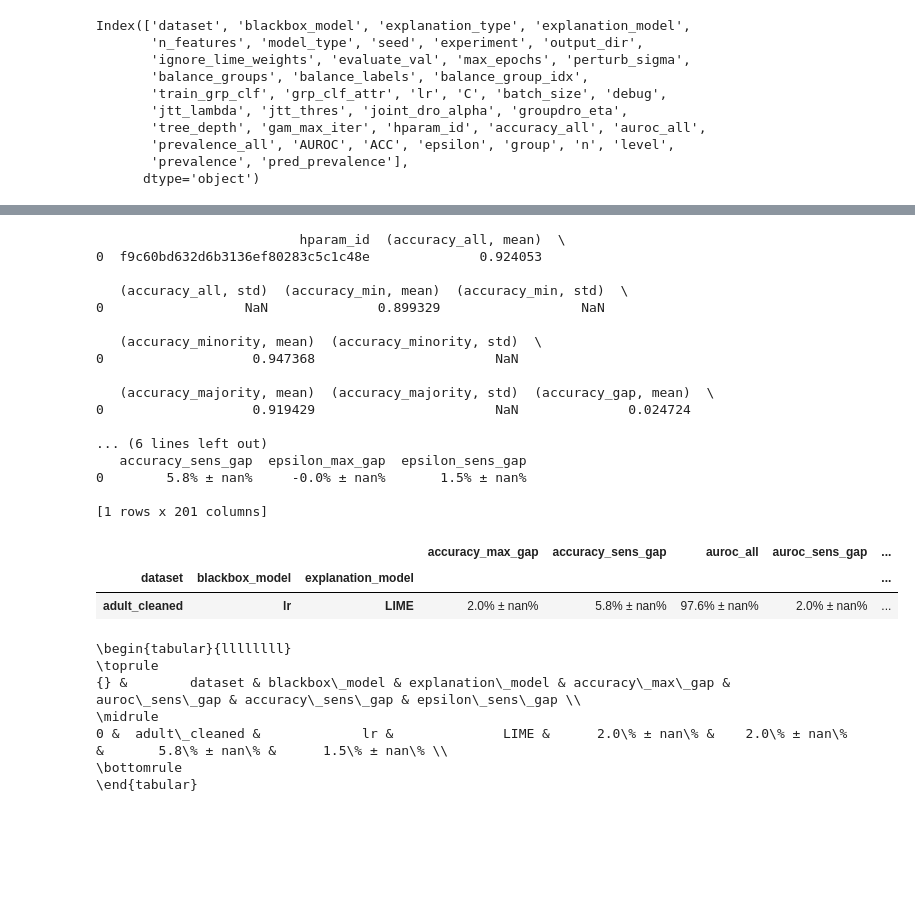
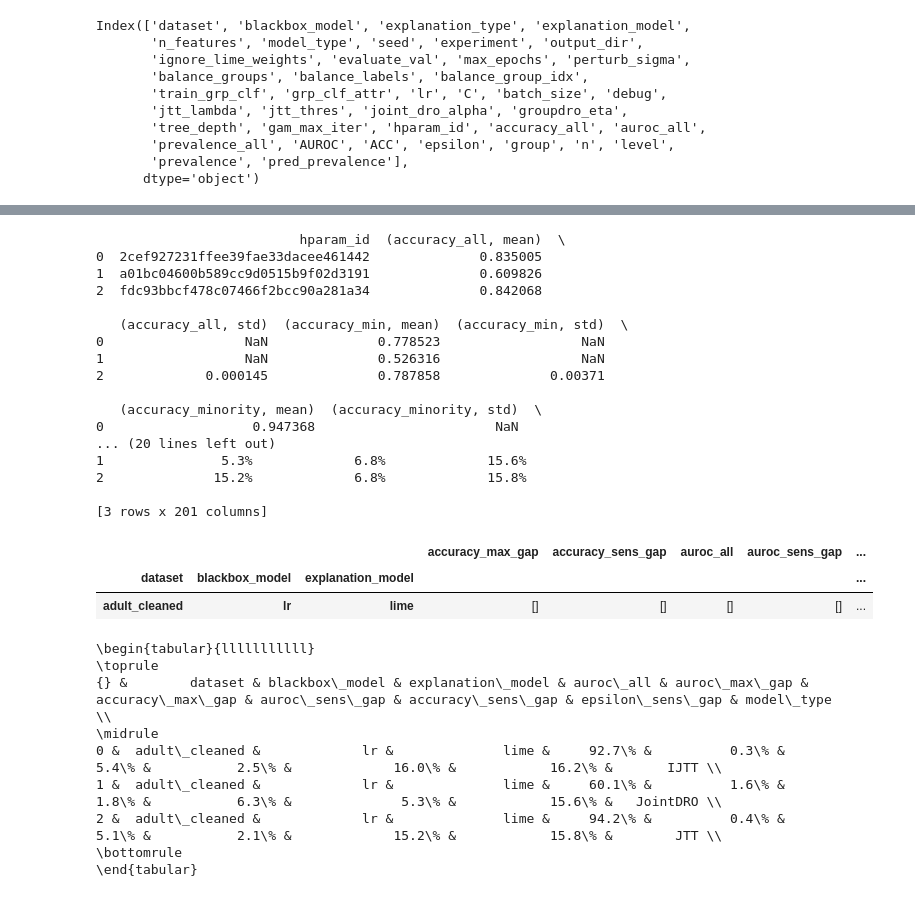
Before and after one commit to Eightina/ExplanationsSubpopulations, a Jupyter notebook: notebooks/localmodels.ipynb, the cells around one changed output, grey strips where cells are left out. Cells and saved outputs as stored; diff of their text form; code cells hidden in the pictures; blank space fills up the shorter version.

```diff
--- a/notebooks/localmodels.ipynb
+++ b/notebooks/localmodels.ipynb
@@ -39,7 +59,8 @@ for path in res_dir.glob('**/*.csv'):
     args = json.load((path.parent/'args.json').open('r'))
     # all settings for paper table 1
     #'lime','shap_blackbox_preprocessed',
-    if args['explanation_type']=='local' and args['dataset'] in ['adult','compas_balanced','lsac','adult_cleaned','mimic_tab_robust','mimic_tab_fair_ds']:# and args['explanation_model'] in ['lime_test_new','lime_test','lime','shap_blackbox_preprocessed']:
+    # if args['model_type']!='JTT' and  args['explanation_type']=='local' and args['dataset'] in ['adult','compas_balanced','lsac','adult_cleaned','mimic_tab_robust','mimic_tab_fair_ds']:# and args['explanation_model'] in ['lime_test_new','lime_test','lime','shap_blackbox_preprocessed']:
+    if True:
         hparams = [i for i in list(args.keys()) if i not in ['seed', 'output_dir']]
         args['hparam_id'] = hashlib.md5(str([args[i] for i in hparams]).encode('utf-8')).hexdigest()
 
@@ -272,7 +267,12 @@ balance_group_ind = False
 balance_labels_ind = False
 # %%
 df_sel=pd.DataFrame(df_raw)
-df_sel=df_sel[((df_sel.dataset!='lsac')&(df_sel.balance_labels==balance_labels_ind))|
-              ((df_sel.dataset=='lsac')&(df_sel.balance_labels==True))
-             ]
+lsac_mean = df_sel[df_sel['dataset'] == 'lsac'].mean()
+for key in list(lsac_mean.keys()):
+    df_sel[key] = df_sel[key].fillna(lsac_mean[key])
+# df_sel=df_sel[((df_sel.dataset!='lsac')&(df_sel.balance_labels==balance_labels_ind))|
+#             #   ((df_sel.dataset=='lsac')&(df_sel.balance_labels==True))
+#               ((df_sel.dataset=='lsac')&(df_sel.balance_labels==False))
+#              ]
 df_sel=df_sel[df_sel.balance_groups==balance_group_ind]
+df_sel
@@ -296,7 +310,8 @@ out2 = (out1.groupby('hparam_id').agg({
        .reset_index())
 
 for col in metrics:
-    out2[col] = out2[(col, 'mean')].apply(lambda x: '{0:.001%}'.format(x)) +' ± ' +  out2[(col, 'std')].apply(lambda x: '{0:.001%}'.format(x))
+    # out2[col] = out2[(col, 'mean')].apply(lambda x: '{0:.001%}'.format(x)) +' ± ' +  out2[(col, 'std')].apply(lambda x: '{0:.001%}'.format(x))
+    out2[col] = out2[(col, 'mean')].apply(lambda x: '{0:.001%}'.format(x))
 
 
 out_all=out2.copy()
@@ -319,9 +336,10 @@ Name: dataset, dtype: object
 auroc_gaps=[]
 acc_gaps=[]
 for sig in np.sort(out_all.perturb_sigma.unique()):
-    temp1=out_all[(out_all.explanation_type=='local')&
-                  (out_all.blackbox_model.isin(['lr','nn']))&
-                 (out_all.perturb_sigma==sig)]
+    temp1 = out_all
+    # temp1=out_all[(out_all.explanation_type=='local')&
+    #               (out_all.blackbox_model.isin(['lr','nn']))&
+    #              (out_all.perturb_sigma==sig)]
 
     # temp1=temp1[temp1.n_features.isin([100])]
     # temp1=temp1[(temp1.explanation_model=='shap_blackbox_preprocessed')|
@@ -329,10 +347,10 @@ for sig in np.sort(out_all.perturb_sigma.unique()):
     #            (temp1.explanation_model=='lime_test')|
     #             (temp1.explanation_model=='lime_test_new')
     #            ]
-    temp1.loc[temp1.explanation_model=='shap_blackbox_preprocessed','explanation_model']='SHAP'
-    temp1.loc[temp1.explanation_model=='lime','explanation_model']='LIME'
-    temp1 = temp1[temp1.dataset.isin(['adult','mimic_tab_robust','lsac','adult_cleaned','compas_balanced'])]
-    temp1 = temp1[temp1.explanation_model.isin(['LIME','SHAP'])]
+    # temp1.loc[temp1.explanation_model=='shap_blackbox_preprocessed','explanation_model']='SHAP'
+    # temp1.loc[temp1.explanation_model=='lime','explanation_model']='LIME'
+    # temp1 = temp1[temp1.dataset.isin(['adult','mimic_tab_robust','lsac','adult_cleaned','compas_balanced'])]
+    # temp1 = temp1[temp1.explanation_model.isin(['LIME','SHAP'])]
 
     for perf_metric in ['auroc','accuracy','epsilon']:
         temp1[f'{perf_metric}_max_gap']=temp1.apply(lambda row: get_max_gap_row(row,perf_metric,
@@ -342,53 +360,58 @@ for sig in np.sort(out_all.perturb_sigma.unique()):
 print(temp1)
 # %% [output]
                           hparam_id  (accuracy_all, mean)  \
-0  f9c60bd632d6b3136ef80283c5c1c48e              0.924053
+0  2cef927231ffee39fae33dacee461442              0.835005
+1  a01bc04600b589cc9d0515b9f02d3191              0.609826
+2  fdc93bbcf478c07466f2bcc90a281a34              0.842068
 
    (accuracy_all, std)  (accuracy_min, mean)  (accuracy_min, std)  \
-0                  NaN              0.899329                  NaN
+0                  NaN              0.778523                  NaN
+1                  NaN              0.526316                  NaN
+2             0.000145              0.787858              0.00371
 
    (accuracy_minority, mean)  (accuracy_minority, std)  \
 0                   0.947368                       NaN
+... (20 lines left out)
+1               5.3%             6.8%             15.6%
+2              15.2%             6.8%             15.8%
 
-   (accuracy_majority, mean)  (accuracy_majority, std)  (accuracy_gap, mean)  \
-0                   0.919429                       NaN              0.024724
-
-... (6 lines left out)
-   accuracy_sens_gap  epsilon_max_gap  epsilon_sens_gap
-0        5.8% ± nan%     -0.0% ± nan%       1.5% ± nan%
-
-[1 rows x 201 columns]
+[3 rows x 201 columns]
 # %%
 metrics_reported_table1=['auroc_all',
                  'accuracy_max_gap',
                   'auroc_sens_gap',
                  'accuracy_sens_gap',
                  'epsilon_sens_gap'
                       ]
 # temp1=temp1[temp1.explanation_model=='LIME']
-pd.pivot_table(data=temp1[['dataset','blackbox_model','explanation_model']+metrics_reported_table1],
-               values=metrics_reported_table1,   index = ['dataset', 'blackbox_model','explanation_model'],
+res = pd.pivot_table(data=temp1[['dataset','blackbox_model','explanation_model']+metrics_reported_table1],
+               values=metrics_reported_table1,  index = ['dataset', 'blackbox_model','explanation_model'],
                                                     aggfunc = lambda x: x,
                                                     )
+res
 # %% [output]
 |  |  |  | accuracy_max_gap | accuracy_sens_gap | auroc_all | auroc_sens_gap | ... |
 | dataset | blackbox_model | explanation_model |  |  |  |  | ... |
-| adult_cleaned | lr | LIME | 2.0% ± nan% | 5.8% ± nan% | 97.6% ± nan% | 2.0% ± nan% | ... |
+| adult_cleaned | lr | lime | [] | [] | [] | [] | ... |
 # %%
-temp1=temp1[temp1.explanation_model.isin(['LIME'])]
+# temp1=temp1[temp1.explanation_model.isin(['LIME'])]
 print(temp1[['dataset','blackbox_model','explanation_model',
-#              'auroc_all',
-#              'auroc_max_gap',
+             'auroc_all',
+             'auroc_max_gap',
              'accuracy_max_gap',
              'auroc_sens_gap',
              'accuracy_sens_gap',
-             'epsilon_sens_gap'
+             'epsilon_sens_gap',
+             'model_type'
              ]].sort_values(['dataset','blackbox_model','explanation_model']).to_latex())
+# print(res.to_latex())
 # %% [output]
-\begin{tabular}{llllllll}
+\begin{tabular}{lllllllllll}
 \toprule
-{} &        dataset & blackbox\_model & explanation\_model & accuracy\_max\_gap & auroc\_sens\_gap & accuracy\_sens\_gap & epsilon\_sens\_gap \\
+{} &        dataset & blackbox\_model & explanation\_model & auroc\_all & auroc\_max\_gap & accuracy\_max\_gap & auroc\_sens\_gap & accuracy\_sens\_gap & epsilon\_sens\_gap & model\_type \\
 \midrule
-0 &  adult\_cleaned &             lr &              LIME &      2.0\% ± nan\% &    2.0\% ± nan\% &       5.8\% ± nan\% &      1.5\% ± nan\% \\
+0 &  adult\_cleaned &             lr &              lime &     92.7\% &          0.3\% &             5.4\% &           2.5\% &             16.0\% &            16.2\% &       IJTT \\
+1 &  adult\_cleaned &             lr &              lime &     60.1\% &          1.6\% &             1.8\% &           6.3\% &              5.3\% &            15.6\% &   JointDRO \\
+2 &  adult\_cleaned &             lr &              lime &     94.2\% &          0.4\% &             5.1\% &           2.1\% &             15.2\% &            15.8\% &        JTT \\
 \bottomrule
 \end{tabular}
```
Also changed, not shown: parts of 13 cells of this notebook, 10 other files.
